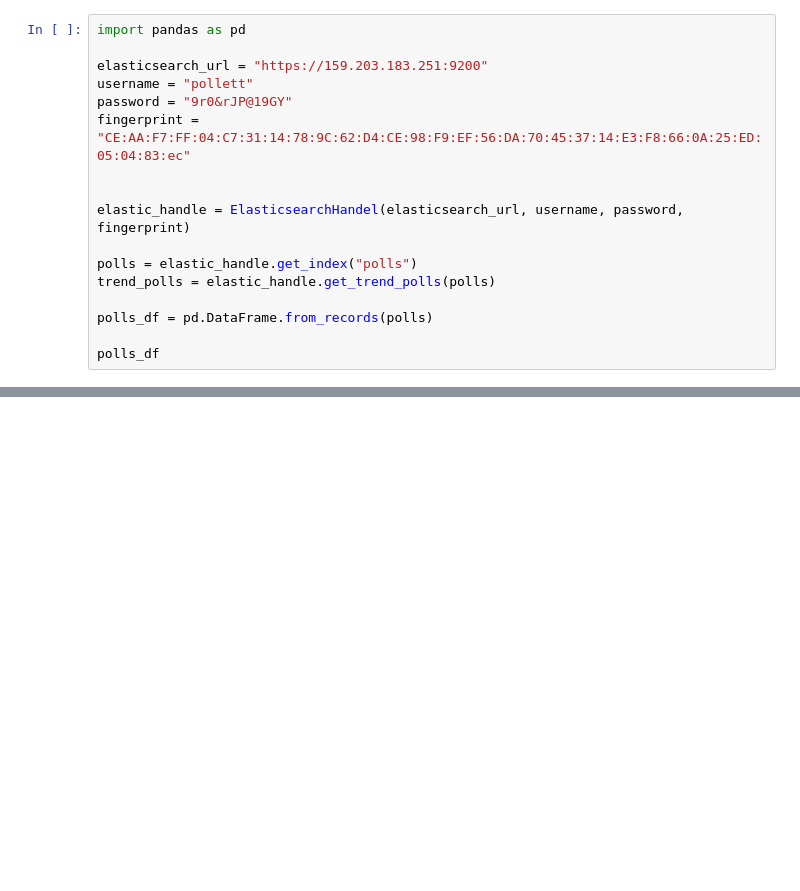
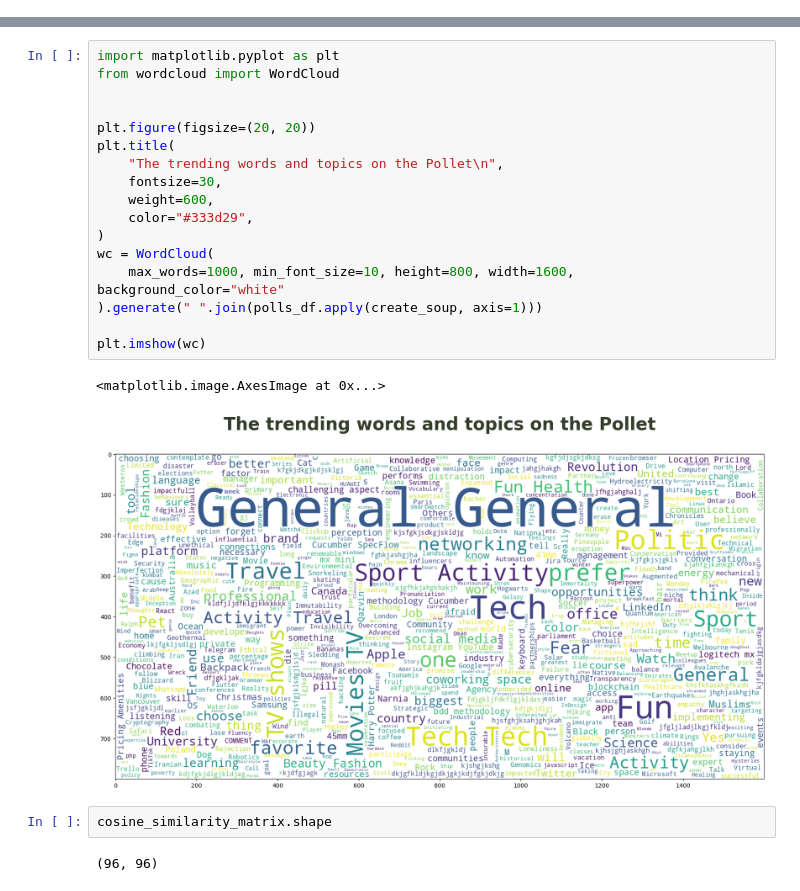
Before and after one commit to e-Odinson226/poller_recommender_system, a Jupyter notebook: Poller/NoteBooks/poller_v3.ipynb, the cells around one changed output, grey strips where cells are left out. Drawn from its saved outputs; the diff is of its cells as text; blank space fills up the shorter version.

```diff
--- a/Poller/NoteBooks/poller_v3.ipynb
+++ b/Poller/NoteBooks/poller_v3.ipynb
@@ -1195,17 +0,0 @@ elastic_handle = create_elastic_connection(
-# %%
-import pandas as pd
-
-elasticsearch_url = "https://159.203.183.251:9200"
-username = "pollett"
-password = "9r0&rJP@19GY"
-fingerprint = "CE:AA:F7:FF:04:C7:31:14:78:9C:62:D4:CE:98:F9:EF:56:DA:70:45:37:14:E3:F8:66:0A:25:ED:05:04:83:ec"
-
-
-elastic_handle = ElasticsearchHandel(elasticsearch_url, username, password, fingerprint)
-
-polls = elastic_handle.get_index("polls")
-trend_polls = elastic_handle.get_trend_polls(polls)
-
-polls_df = pd.DataFrame.from_records(polls)
-
-polls_df
@@ -1470,0 +1637,24 @@ pd.DataFrame({"poll_id": recommended_polls_list}).to_csv("test_recom_polls.csv")
+# %%
+import matplotlib.pyplot as plt
+from wordcloud import WordCloud
+
+
+plt.figure(figsize=(20, 20))
+plt.title(
+    "The trending words and topics on the Pollet\n",
+    fontsize=30,
+    weight=600,
+    color="#333d29",
+)
+wc = WordCloud(
+    max_words=1000, min_font_size=10, height=800, width=1600, background_color="white"
+).generate(" ".join(polls_df.apply(create_soup, axis=1)))
+
+plt.imshow(wc)
+# %% [output]
+<matplotlib.image.AxesImage at 0x...>
+[figure, added]
+# %%
+cosine_similarity_matrix.shape
+# %% [output]
+(96, 96)
```
Also changed, not shown: parts of 38 cells of this notebook, 3 other files.
